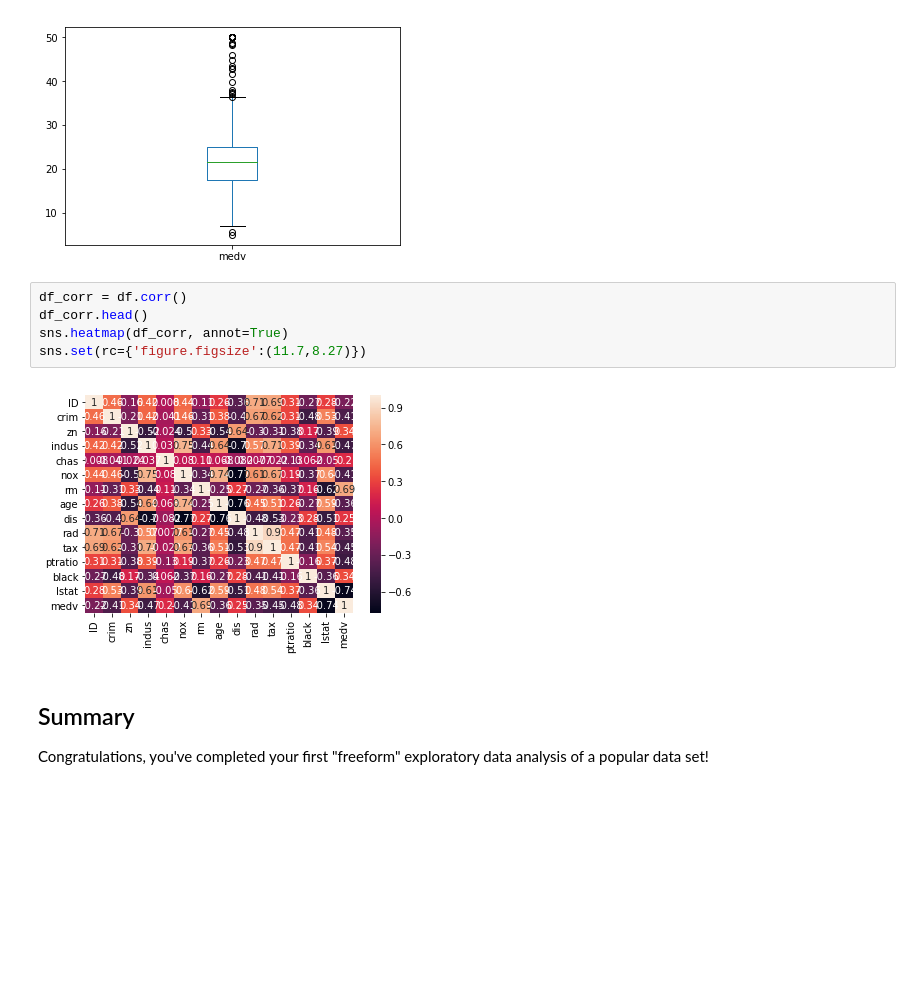
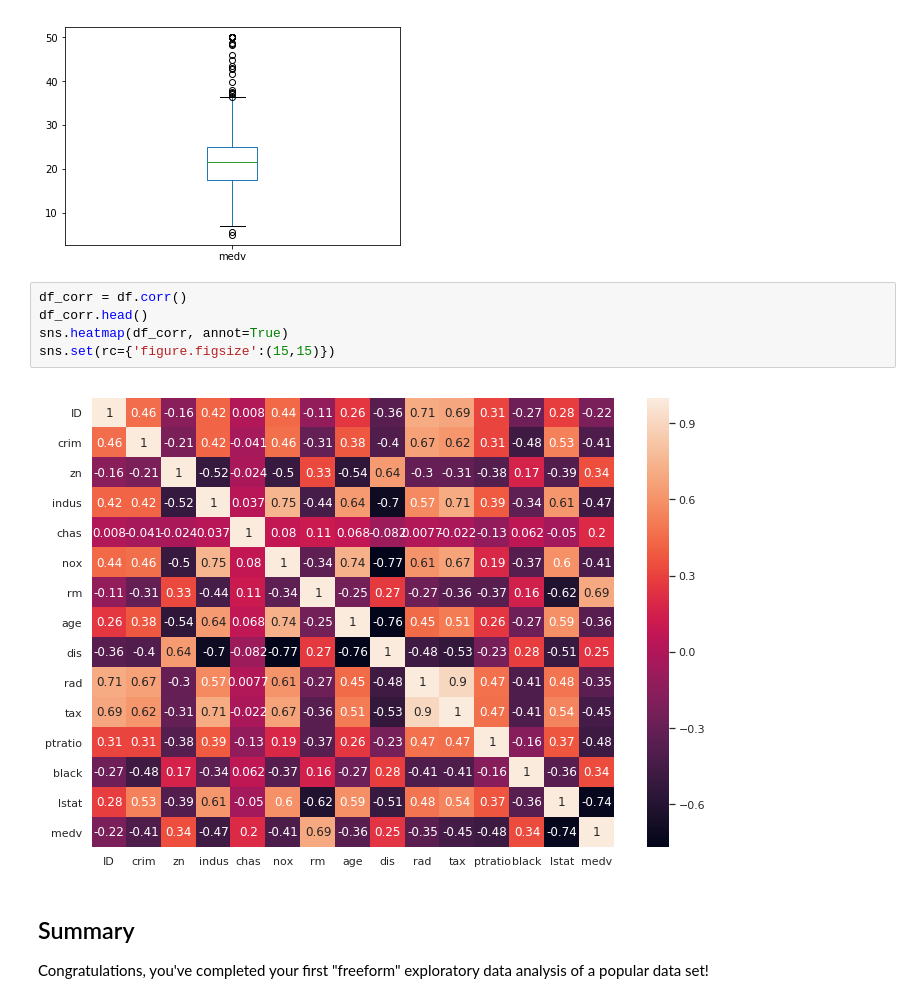
Before and after one commit to Rimab55/dsc-1-03-16-eda-with-pandas-using-the-boston-housing-data-lab-nyc-ds-career-012819, a Jupyter notebook: index.ipynb, the cells around one changed output. Cells and saved outputs as stored; diff of their text form; blank space fills up the shorter version.

```diff
--- a/index.ipynb
+++ b/index.ipynb
@@ -153,10 +153,10 @@ df.medv.plot(kind='box')
 # %%
 df_corr = df.corr()
 df_corr.head()
 sns.heatmap(df_corr, annot=True)
-sns.set(rc={'figure.figsize':(11.7,8.27)})
+sns.set(rc={'figure.figsize':(15,15)})
 # %% [output]
-[figure, old version]
+[figure, new version]
 # %% [markdown]
 ## Summary
 
```
